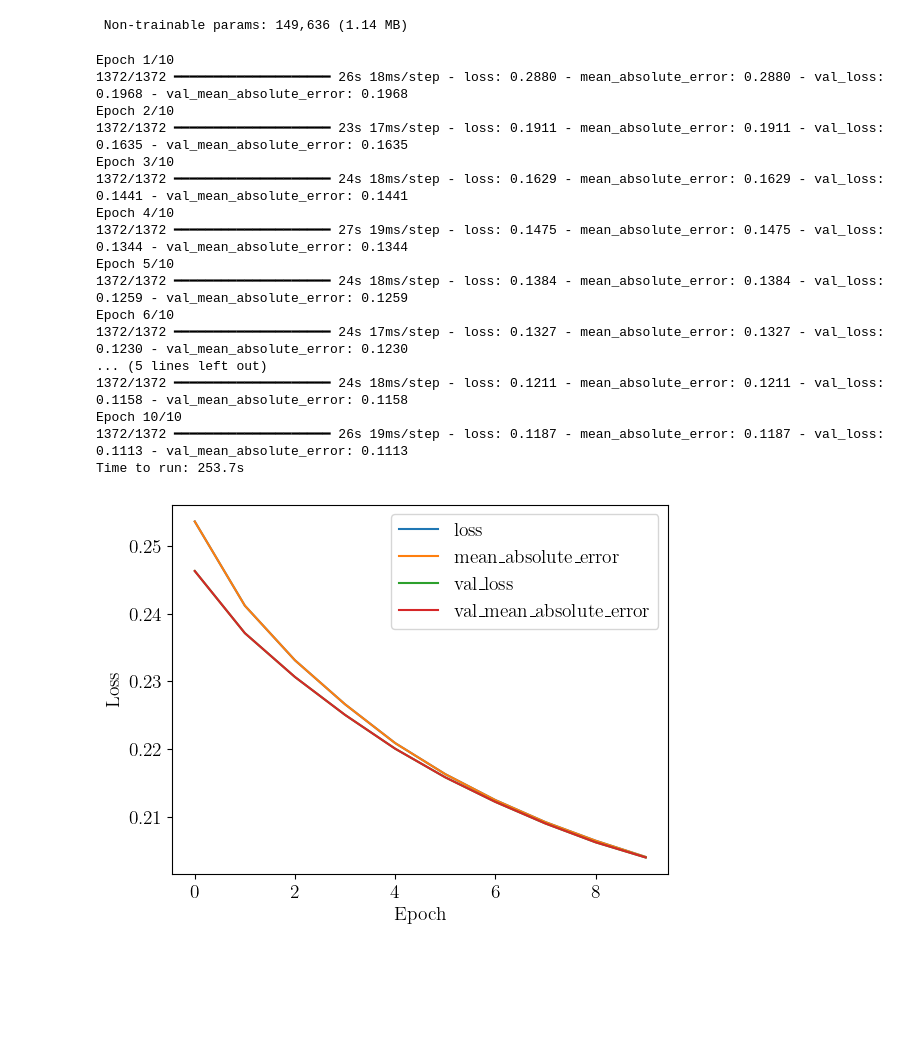
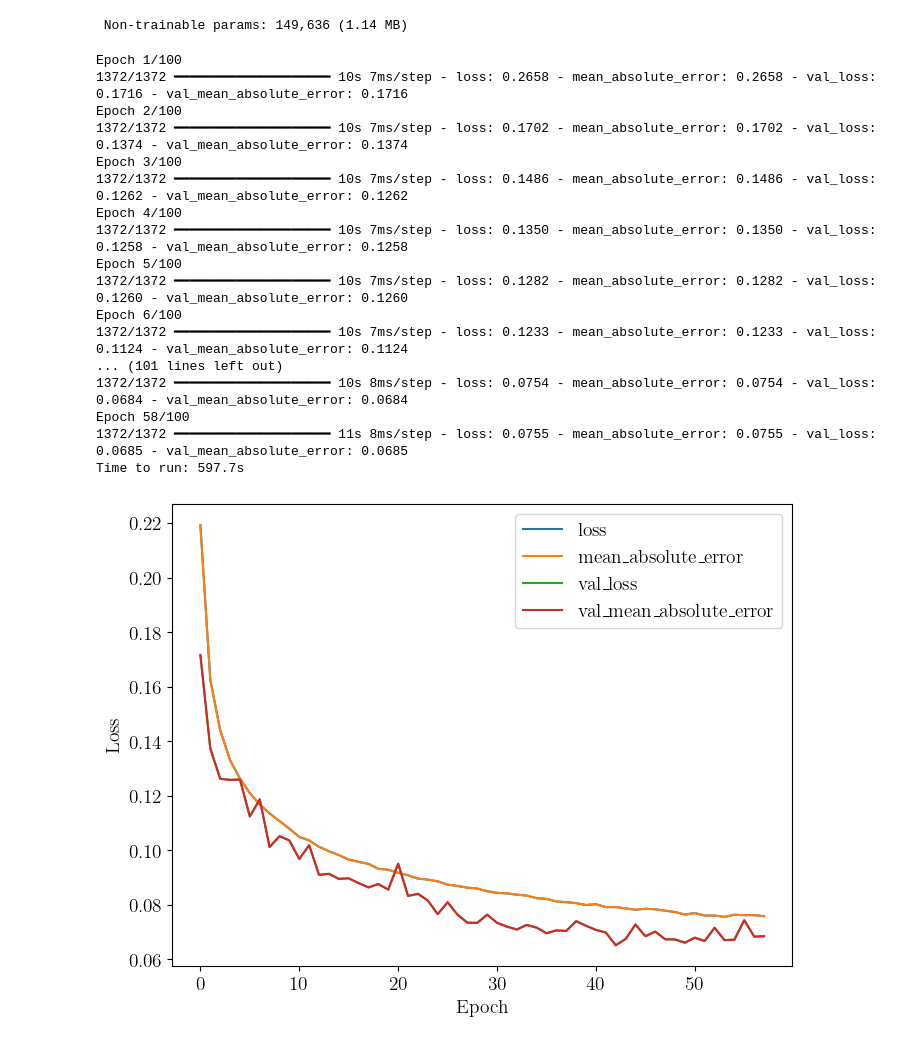
Before and after one commit to stommen/tif285-projects, a Jupyter notebook: project_2/project2_JHOS.ipynb, the cells around one changed output. Drawn from its saved outputs; the diff is of its cells as text; code cells hidden in the pictures; blank space fills up the shorter version.

```diff
--- a/project_2/project2_JHOS.ipynb
+++ b/project_2/project2_JHOS.ipynb
@@ -221,48 +231,36 @@ def training_models(model,epochs, train_data, val_data, loss_function=keras.loss
 
 #print(model.summary(show_trainable=True))
 # %%
-epochs = 10
-history, model, t = training_models(model_5_Dense,epochs, train_dataset, val_dataset)
+epochs = 100
+history, model, t = training_models(model_5_Dense, epochs, train_dataset, val_dataset)
 
 #history_cnn, model_CNN, t_cnn =  training_models(model_CNN, epochs, train_dataset, val_dataset)
 
 
 #history, model, t = training_models(pre_trained_model, 100, 'mean_squared_error', 'mean_squared_error', 0.001, 10, train_dataset, val_dataset)
 # %% [output]
-Epoch 1/10
-1372/1372 ━━━━━━━━━━━━━━━━━━━━ 26s 18ms/step - loss: 0.2880 - mean_absolute_error: 0.2880 - val_loss: 0.1968 - val_mean_absolute_error: 0.1968
-Epoch 2/10
-1372/1372 ━━━━━━━━━━━━━━━━━━━━ 23s 17ms/step - loss: 0.1911 - mean_absolute_error: 0.1911 - val_loss: 0.1635 - val_mean_absolute_error: 0.1635
-Epoch 3/10
-1372/1372 ━━━━━━━━━━━━━━━━━━━━ 24s 18ms/step - loss: 0.1629 - mean_absolute_error: 0.1629 - val_loss: 0.1441 - val_mean_absolute_error: 0.1441
-Epoch 4/10
-1372/1372 ━━━━━━━━━━━━━━━━━━━━ 27s 19ms/step - loss: 0.1475 - mean_absolute_error: 0.1475 - val_loss: 0.1344 - val_mean_absolute_error: 0.1344
-Epoch 5/10
-1372/1372 ━━━━━━━━━━━━━━━━━━━━ 24s 18ms/step - loss: 0.1384 - mean_absolute_error: 0.1384 - val_loss: 0.1259 - val_mean_absolute_error: 0.1259
-Epoch 6/10
-1372/1372 ━━━━━━━━━━━━━━━━━━━━ 24s 17ms/step - loss: 0.1327 - mean_absolute_error: 0.1327 - val_loss: 0.1230 - val_mean_absolute_error: 0.1230
-... (5 lines left out)
-1372/1372 ━━━━━━━━━━━━━━━━━━━━ 24s 18ms/step - loss: 0.1211 - mean_absolute_error: 0.1211 - val_loss: 0.1158 - val_mean_absolute_error: 0.1158
-Epoch 10/10
-1372/1372 ━━━━━━━━━━━━━━━━━━━━ 26s 19ms/step - loss: 0.1187 - mean_absolute_error: 0.1187 - val_loss: 0.1113 - val_mean_absolute_error: 0.1113
-Time to run: 253.7s
+Epoch 1/100
+1372/1372 ━━━━━━━━━━━━━━━━━━━━ 10s 7ms/step - loss: 0.2658 - mean_absolute_error: 0.2658 - val_loss: 0.1716 - val_mean_absolute_error: 0.1716
+Epoch 2/100
+1372/1372 ━━━━━━━━━━━━━━━━━━━━ 10s 7ms/step - loss: 0.1702 - mean_absolute_error: 0.1702 - val_loss: 0.1374 - val_mean_absolute_error: 0.1374
+Epoch 3/100
+1372/1372 ━━━━━━━━━━━━━━━━━━━━ 10s 7ms/step - loss: 0.1486 - mean_absolute_error: 0.1486 - val_loss: 0.1262 - val_mean_absolute_error: 0.1262
+Epoch 4/100
+1372/1372 ━━━━━━━━━━━━━━━━━━━━ 10s 7ms/step - loss: 0.1350 - mean_absolute_error: 0.1350 - val_loss: 0.1258 - val_mean_absolute_error: 0.1258
+Epoch 5/100
+1372/1372 ━━━━━━━━━━━━━━━━━━━━ 10s 7ms/step - loss: 0.1282 - mean_absolute_error: 0.1282 - val_loss: 0.1260 - val_mean_absolute_error: 0.1260
+Epoch 6/100
+1372/1372 ━━━━━━━━━━━━━━━━━━━━ 10s 7ms/step - loss: 0.1233 - mean_absolute_error: 0.1233 - val_loss: 0.1124 - val_mean_absolute_error: 0.1124
+... (101 lines left out)
+1372/1372 ━━━━━━━━━━━━━━━━━━━━ 10s 8ms/step - loss: 0.0754 - mean_absolute_error: 0.0754 - val_loss: 0.0684 - val_mean_absolute_error: 0.0684
+Epoch 58/100
+1372/1372 ━━━━━━━━━━━━━━━━━━━━ 11s 8ms/step - loss: 0.0755 - mean_absolute_error: 0.0755 - val_loss: 0.0685 - val_mean_absolute_error: 0.0685
+Time to run: 597.7s
-# %%
-# Plot the training curves
-save_training_curves = False
-
-model_name = 'model_5_Dense'
-
-for key in history_cnn.history.keys():
-    plt.plot(history_cnn.history[key],label=key)
-plt.xlabel('Epoch')
-plt.ylabel('Loss')
-plt.legend()
-if save_training_curves:
-    plt.savefig(f'Training curve {model_name}.pdf')
-
-plt.show()
-# %% [output]
-[figure, removed]
+# %%
+# Plot the training curves
+plot_history(history, 'model_5_Dense', save_training_curves = False)
+# %% [output]
+[figure, added]
 # %%
 
 trad = np.zeros((val_targets.shape[0],val_targets.shape[1],4))
```
Also changed, not shown: parts of 6 cells of this notebook.
